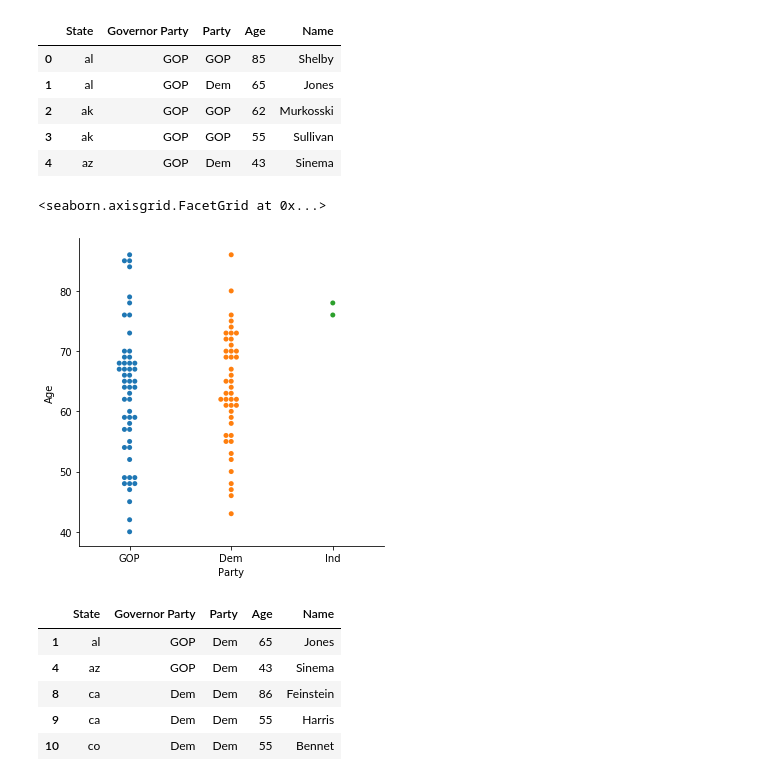
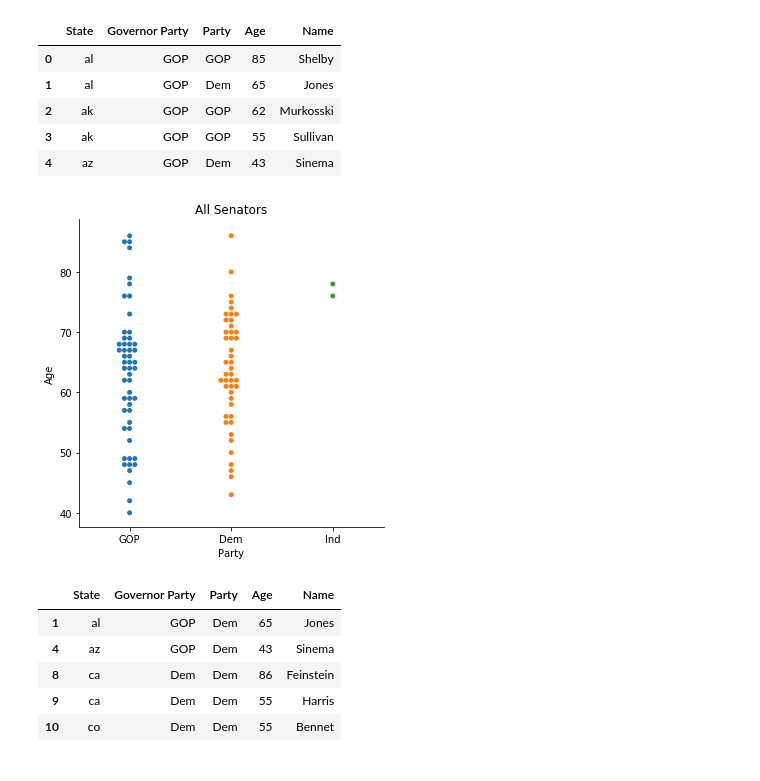
Before and after one commit to jeffokamoto/senate-covid, a Jupyter notebook: current.ipynb, the cells around one changed output. Drawn from its saved outputs; the diff is of its cells as text; code cells hidden in the pictures.

Commit message:
Add graph titles.

```diff
--- a/current.ipynb
+++ b/current.ipynb
@@ -16,9 +16,10 @@ df.head()
 | 4 | az | GOP | Dem | 43 | Sinema |
 # %%
 sns.catplot(x="Party", y="Age", kind="swarm", data=df)
+plt.title('All Senators')
+plt.show()
 # %% [output]
-<seaborn.axisgrid.FacetGrid at 0x...>
-[figure, old version]
+[figure, new version]
 # %%
 dem = df[(df['Party'] == 'Dem') | (df['Party'] == 'Ind')]
 dem.head()
```
Also changed, not shown: parts of 2 cells of this notebook, 2 other files.
